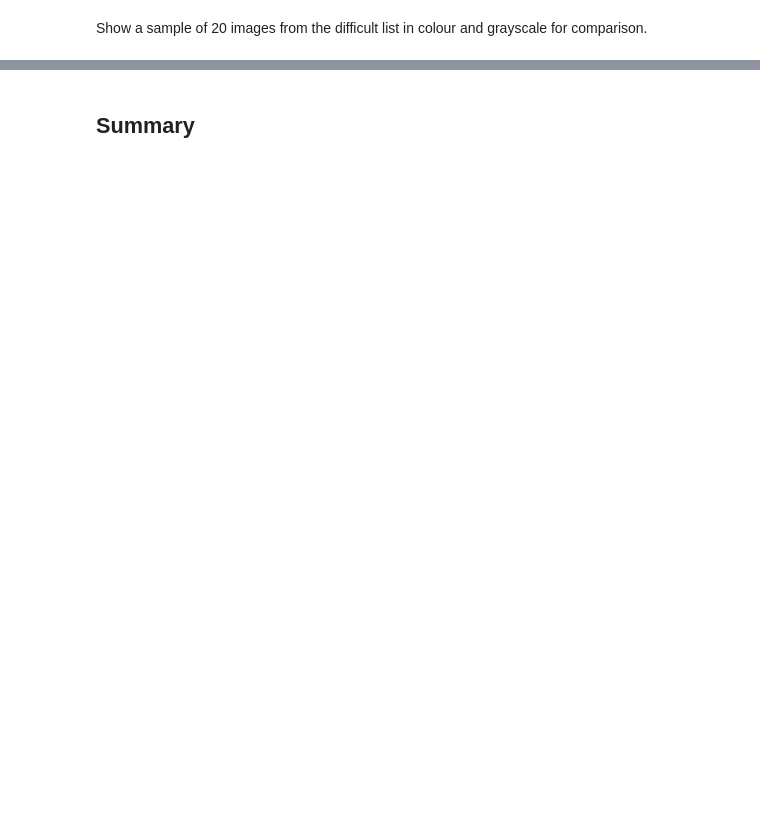
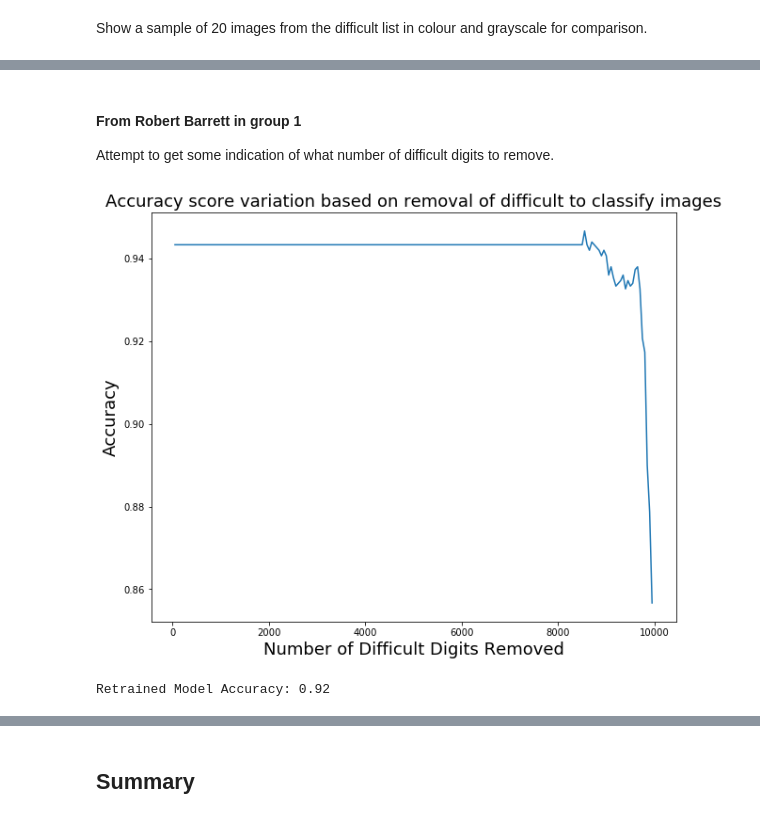
Before and after one commit to 9309888/ET5003-Group-2, a Jupyter notebook: ET5003_Etivity1_JohnHayes_9309888.ipynb, the cells around one changed output, grey strips where cells are left out. Cells and saved outputs as stored; diff of their text form; code cells hidden in the pictures; blank space fills up the shorter version.

Commit message:
Add files via upload
Summary updates. Add difficulty estimate & graphing.

```diff
--- a/ET5003_Etivity1_JohnHayes_9309888.ipynb
+++ b/ET5003_Etivity1_JohnHayes_9309888.ipynb
@@ -1038,2 +1041,69 @@ I'm expecting a larger difference on this so TBC...
+# %% [markdown]
+#### From Robert Barrett in group 1
+Attempt to get some indication of what number of difficult digits to remove.
+# %%
+step = 50
+stop = np.array(y_pred_logi).shape
+varying_results = []
+
+# Cycle through a list in steps of 50
+for i in list(np.arange(50, 10000, 50)):
+
+  var_model_log = LogisticRegression(random_state=0,
+                                 max_iter=2000,
+                                 C=100,
+                                 solver='lbfgs',
+                                 multi_class='multinomial').fit(X_train_shuf[easy[0:i]],
+                                                                y_train_shuf[easy[0:i]])
+
+  # Classification:
+  var_y_pred_log = var_model_log.predict(X_val)
+  var_y_pred_logi_prob = var_model_log.predict_proba(X_val)
+
+  # Maybe taking the maximum probability
+  # in any of the classes for each observation
+  prob_classmax = np.max(var_y_pred_logi_prob,axis=1)
+
+  # Computing the Accuracy:
+  accuracy_score(var_y_pred_log, y_val)
+  varying_results.append (accuracy_score(var_y_pred_log, y_val))
+
+
+## Graphing the varying effects on accuracy of removing varying amounts of difficult to classify samples
+varying_results.reverse()
+
+plt.figure(figsize=(10,8))
+plt.plot((list(np.arange(50, 10000, 50))), varying_results)
+
+plt.title('Accuracy score variation based on removal of difficult to classify images',fontsize=18)
+plt.xlabel('Number of Difficult Digits Removed',fontsize=18)
+plt.ylabel('Accuracy',fontsize=18)
+plt.show()
+# %% [output]
+[figure, added]
+# %%
+easy_model_log2 = LogisticRegression(random_state=0,
+                               max_iter=2000,
+                               C=100,
+                               solver='lbfgs',
+                               multi_class='multinomial').fit(X_train_shuf[0:250],
+                                                              y_train_shuf[0:250])
+
+# Classification:
+y_pred_log_easy2 = easy_model_log2.predict(X_val)
+y_pred_logi_prob_easy2 = easy_model_log2.predict_proba(X_val)
+
+# Maybe taking the maximum probability
+# in any of the classes for each observation
+prob_classmax_easy = np.max(y_pred_logi_prob_easy2, axis=1)
+
+# Computing the Accuracy:
+accuracy_score(y_pred_log_easy2, y_val)
+
+# Retrained
+print("Retrained Model Accuracy: {}".format(accuracy_score(y_pred_log_easy2, y_val)))
+#print("Number of misclassifications {}".format(len(prob_classmax_easy[y_pred_log_easy2!=y_val])))
+# %% [output]
+Retrained Model Accuracy: 0.92
 # %%
 print("Etivity-1 completion time {}".format(datetime.datetime.now().time()))
```
Also changed, not shown: parts of 59 cells of this notebook.
